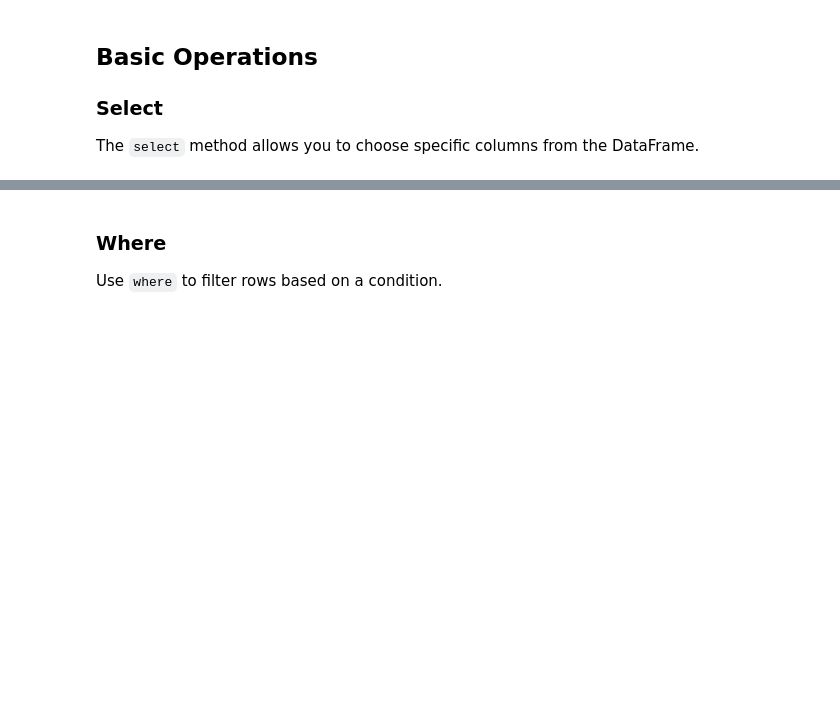
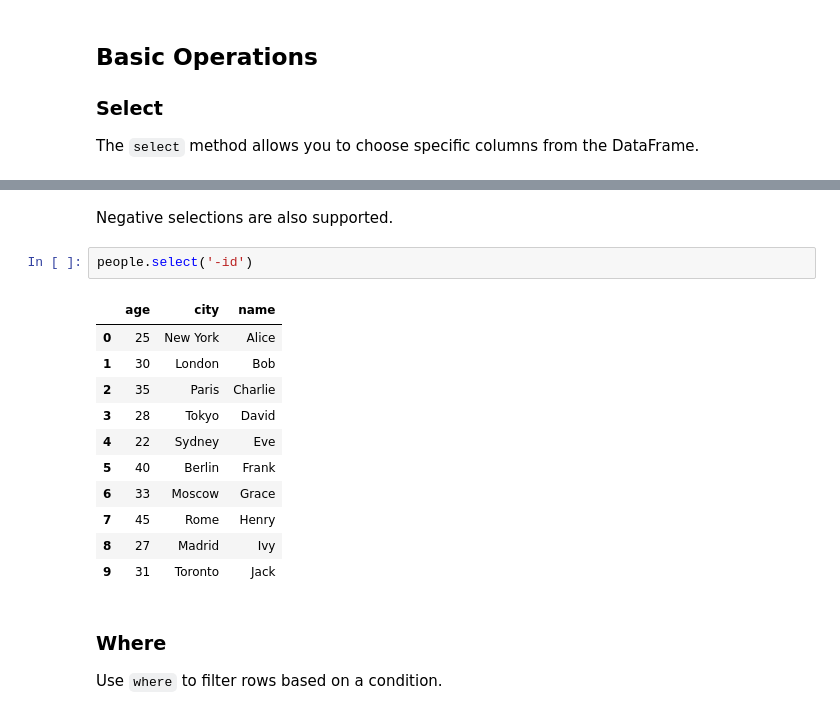
Before and after one commit to essicolo/seekwellpandas, a Jupyter notebook: docs/_examples/basic-usage.ipynb, the cells around one changed output, grey strips where cells are left out. Drawn from its saved outputs; the diff is of its cells as text; blank space fills up the shorter version.

```diff
--- a/docs/_examples/basic-usage.ipynb
+++ b/docs/_examples/basic-usage.ipynb
@@ -53,3 +53,19 @@ people.select('name', 'age')
+# %% [markdown]
+Negative selections are also supported.
+# %%
+people.select('-id')
+# %% [output]
+|  | age | city | name |
+| 0 | 25 | New York | Alice |
+| 1 | 30 | London | Bob |
+| 2 | 35 | Paris | Charlie |
+| 3 | 28 | Tokyo | David |
+| 4 | 22 | Sydney | Eve |
+| 5 | 40 | Berlin | Frank |
+| 6 | 33 | Moscow | Grace |
+| 7 | 45 | Rome | Henry |
+| 8 | 27 | Madrid | Ivy |
+| 9 | 31 | Toronto | Jack |
 # %% [markdown]
 ### Where
 
```
Also changed, not shown: parts of 2 cells of this notebook, 4 other files.
